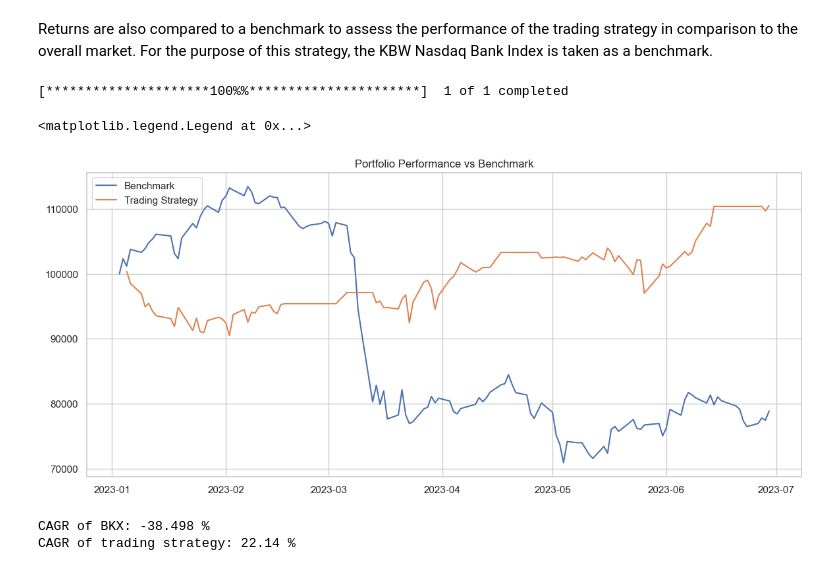
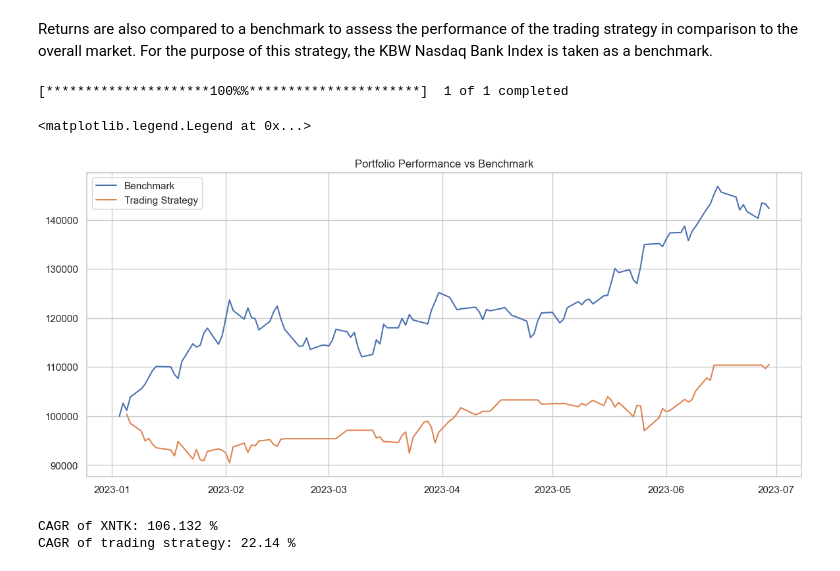
Before and after one commit to Akshat111111/Hedging-of-Financial-Derivatives, a Jupyter notebook: NYSE/PairsTrading_NYSE_Technology_Sector.ipynb, the cells around one changed output. Saved outputs shown, nothing was run; the diff lists cells and outputs as text; code cells hidden in the pictures.

```diff
--- a/NYSE/PairsTrading_NYSE_Technology_Sector.ipynb
+++ b/NYSE/PairsTrading_NYSE_Technology_Sector.ipynb
@@ -338,24 +337,24 @@ CAGR = 22.140%
 # %% [markdown]
 Returns are also compared to a benchmark to assess the performance of the trading strategy in comparison to the overall market. For the purpose of this strategy, the KBW Nasdaq Bank Index is taken as a benchmark.
 # %%
-benchmark_name = 'BKX'
-index = yf.download('^' + benchmark_name, start = '2023-01-01', end = '2023-06-30')['Adj Close']
+benchmark_name = 'XNTK'
+index = yf.download(benchmark_name, start = '2023-01-01', end = '2023-06-30')['Adj Close']
 shares = 100000/index[0]
 
 plt.figure(figsize = (14, 6))
 plt.plot(index*shares)
 plt.plot(portfolio['total'])
 plt.title('Portfolio Performance vs Benchmark')
 plt.legend(['Benchmark', 'Trading Strategy'])
 # %% [output]
 [*********************100%%**********************]  1 of 1 completed
 <matplotlib.legend.Legend at 0x...>
-[figure, old version]
+[figure, new version]
 # %%
 cagr_index = (index.iloc[-1] / index[0])**(252/len(index)) - 1
 print("CAGR of " + benchmark_name + ":", np.round(cagr_index*100, 3), "%")
 cagr_portfolio = (portfolio['total'][-1] / portfolio['total'][0]) ** (252/len(portfolio)) - 1
 print("CAGR of trading strategy:", np.round(cagr_portfolio*100, 3), "%")
 # %% [output]
-CAGR of BKX: -38.498 %
+CAGR of XNTK: 106.132 %
 CAGR of trading strategy: 22.14 %
```
Also changed, not shown: parts of 7 cells of this notebook, 1 other file.
